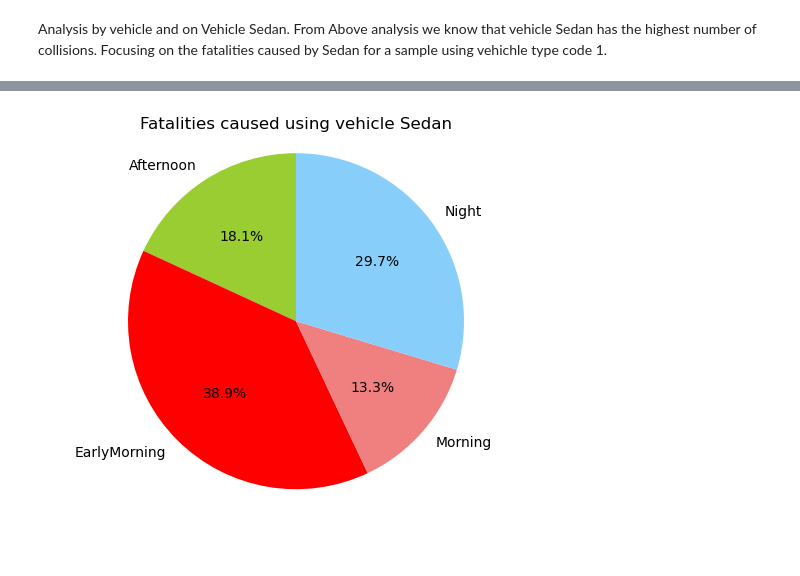
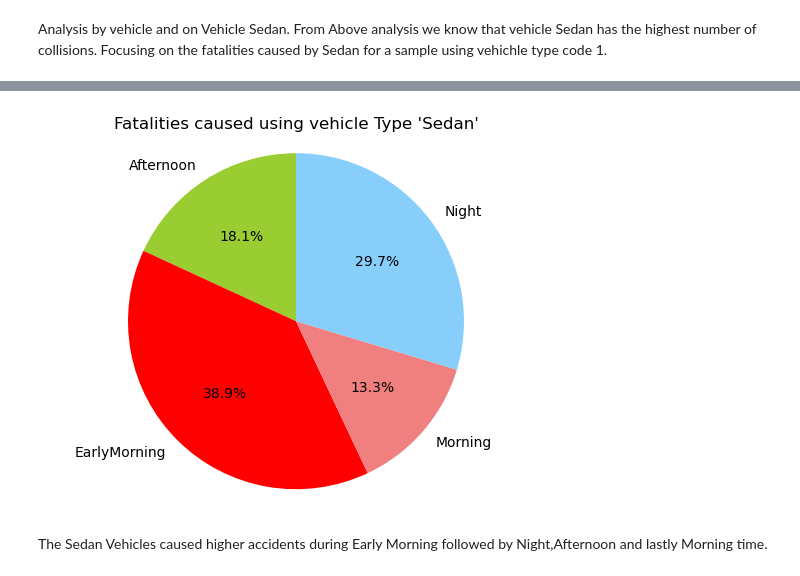
Before and after one commit to Pythorium-Quartet/Motor-Vehicle-Collison-Analysis, a Jupyter notebook: MotorVechicleCollisions_NYC.ipynb, the cells around one changed output, grey strips where cells are left out. Saved outputs shown, nothing was run; the diff lists cells and outputs as text; code cells hidden in the pictures; blank space fills up the shorter version.

```diff
--- a/MotorVechicleCollisions_NYC.ipynb
+++ b/MotorVechicleCollisions_NYC.ipynb
@@ -609,14 +577,16 @@ plt.show()
 # %%
-
+#Fatalities by Sedan Vehicle Type at different times of the day.
 count = df_veh_sedan.groupby('TimeBin')['number of persons killed'].count().reset_index()
 tb = count['TimeBin']
 members = count['number of persons killed']
 colors = ["yellowgreen", "red", "lightcoral", "lightskyblue"]
 
-plt.title("Fatalities caused using vehicle Sedan")
+plt.title("Fatalities caused using vehicle Type 'Sedan'")
 plt.pie(members, labels=tb, colors=colors,
         autopct="%1.1f%%",  startangle=90)
 plt.axis("equal")
 plt.show()
 # %% [output]
-[figure, old version]
+[figure, new version]
+# %% [markdown]
+The Sedan Vehicles caused higher accidents during Early Morning followed by Night,Afternoon and lastly Morning time.
```
Also changed, not shown: parts of 10 cells of this notebook.
